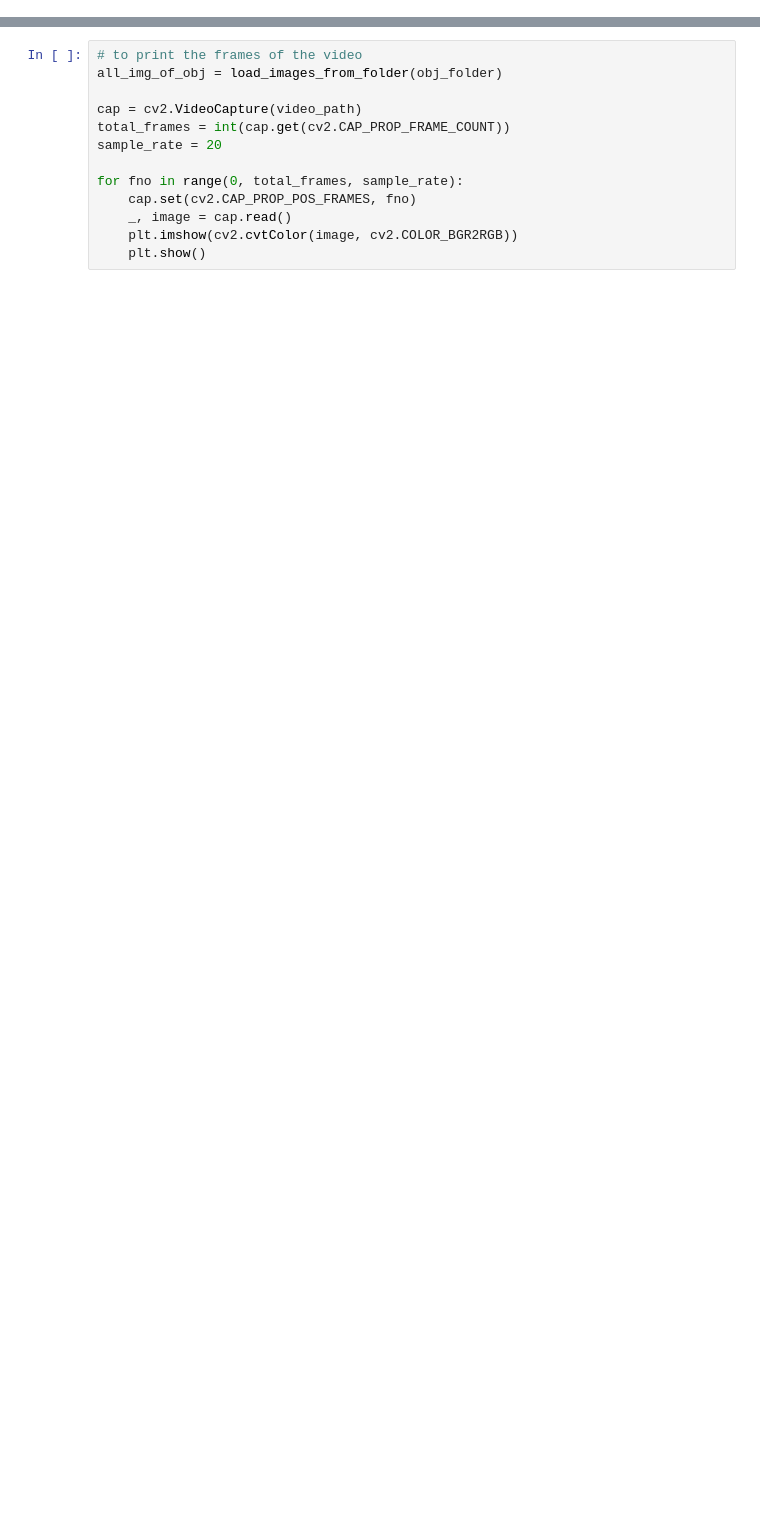
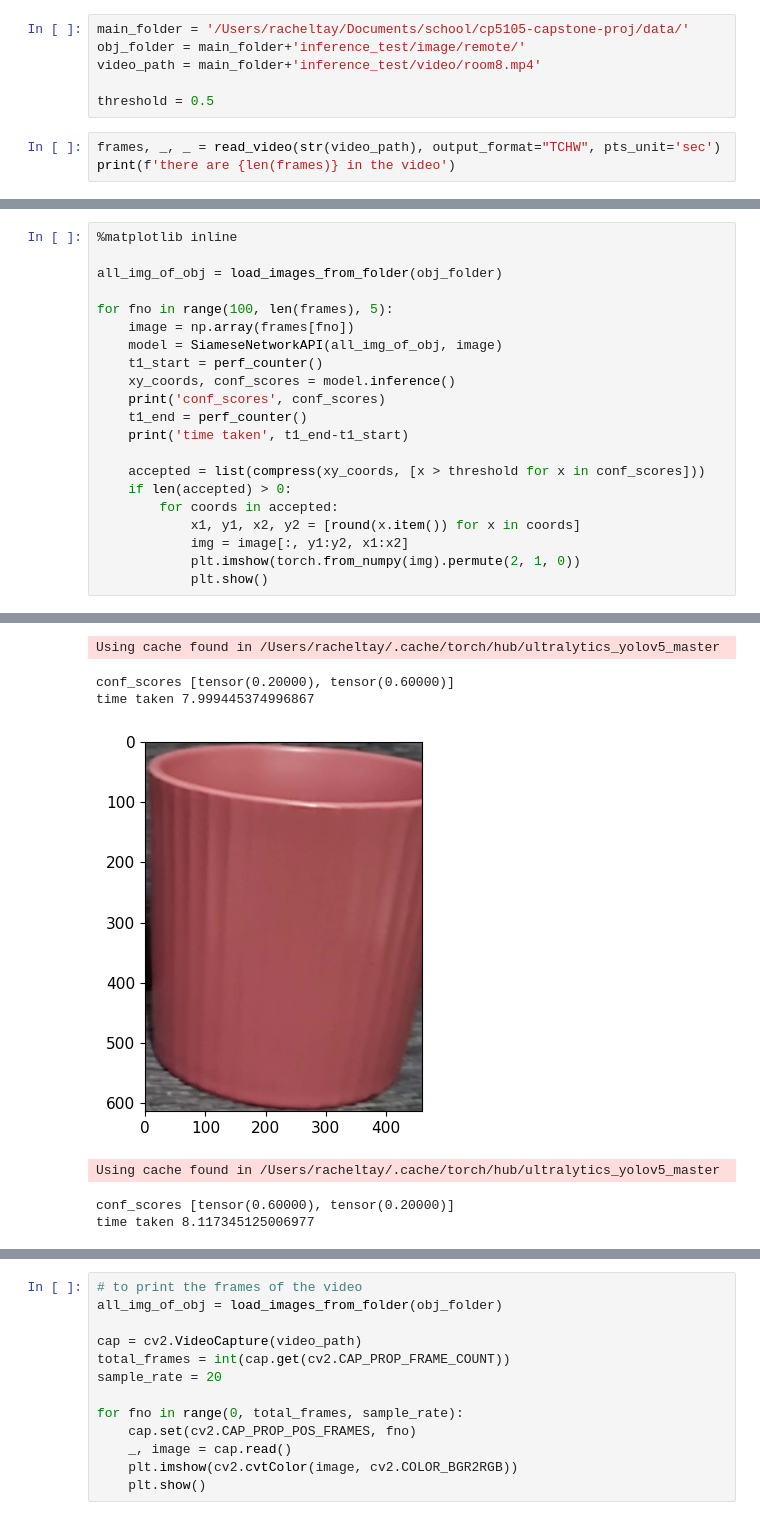
Before and after one commit to rchllllll/cp5105-capstone-proj, a Jupyter notebook: src/testInference.ipynb, the cells around one changed output, grey strips where cells are left out. Cells and saved outputs as stored; diff of their text form; blank space fills up the shorter version.

```diff
--- a/src/testInference.ipynb
+++ b/src/testInference.ipynb
@@ -13,3 +18,12 @@ torch.manual_seed(0)
 random.seed(0)
 np.random.seed(0)
 torch.use_deterministic_algorithms(True)
+# %%
+main_folder = '/Users/racheltay/Documents/school/cp5105-capstone-proj/data/'
+obj_folder = main_folder+'inference_test/image/remote/'
+video_path = main_folder+'inference_test/video/room8.mp4'
+
+threshold = 0.5
+# %%
+frames, _, _ = read_video(str(video_path), output_format="TCHW", pts_unit='sec')
+print(f'there are {len(frames)} in the video')
@@ -15,0 +32,22 @@ torch.use_deterministic_algorithms(True)
+# %%
+%matplotlib inline
+
+all_img_of_obj = load_images_from_folder(obj_folder)
+
+for fno in range(100, len(frames), 5):
+	image = np.array(frames[fno])
+	model = SiameseNetworkAPI(all_img_of_obj, image)
+	t1_start = perf_counter()
+	xy_coords, conf_scores = model.inference()
+	print('conf_scores', conf_scores)
+	t1_end = perf_counter()
+	print('time taken', t1_end-t1_start)
+
+	accepted = list(compress(xy_coords, [x > threshold for x in conf_scores]))
+	if len(accepted) > 0:
+		for coords in accepted:
+			x1, y1, x2, y2 = [round(x.item()) for x in coords]
+			img = image[:, y1:y2, x1:x2]
+			plt.imshow(torch.from_numpy(img).permute(2, 1, 0))
+			plt.show()
+# %% [output]
@@ -15,0 +57,7 @@ torch.use_deterministic_algorithms(True)
+Using cache found in /Users/racheltay/.cache/torch/hub/ultralytics_yolov5_master
+conf_scores [tensor(0.20000), tensor(0.60000)]
+time taken 7.999445374996867
+[figure, added]
+Using cache found in /Users/racheltay/.cache/torch/hub/ultralytics_yolov5_master
+conf_scores [tensor(0.60000), tensor(0.20000)]
+time taken 8.117345125006977
```
Also changed, not shown: parts of 14 cells of this notebook, 3 other files.
